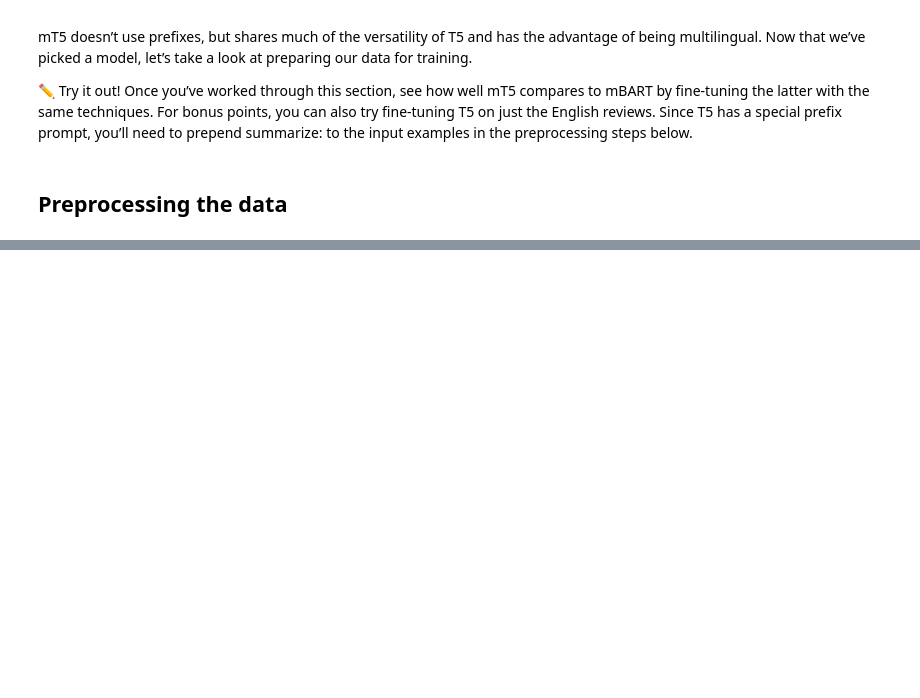
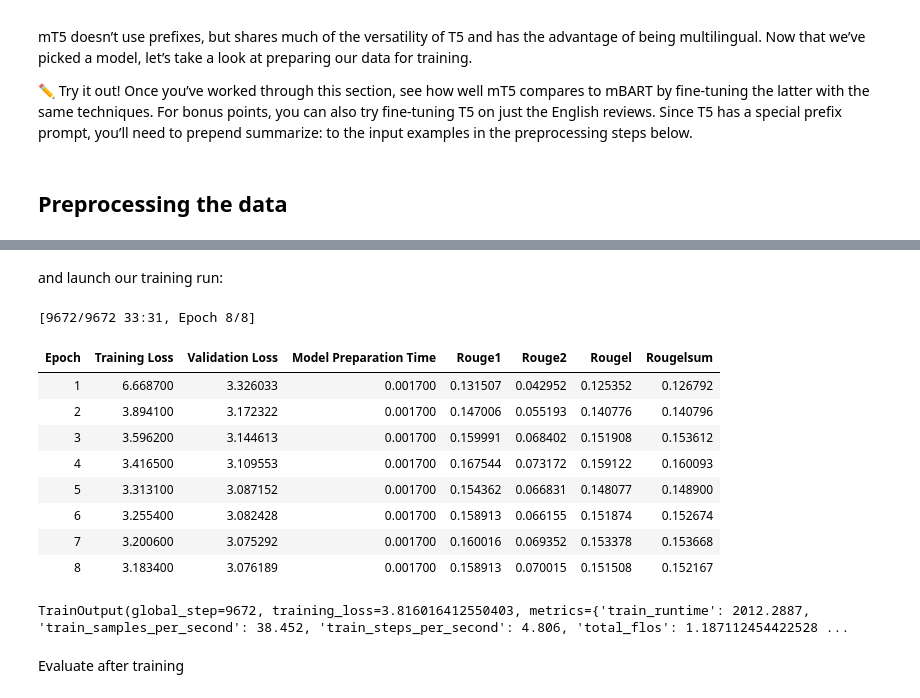
Before and after one commit to locchh/llm-playground, a Jupyter notebook: notebooks/HuggingFace/23_Summarization.ipynb, the cells around one changed output, grey strips where cells are left out. Cells and saved outputs as stored; diff of their text form; code cells hidden in the pictures; blank space fills up the shorter version.

```diff
--- a/notebooks/HuggingFace/23_Summarization.ipynb
+++ b/notebooks/HuggingFace/23_Summarization.ipynb
@@ -304,0 +558,22 @@ mT5 doesn’t use prefixes, but shares much of the versatility of T5 and has the
+# %%
+import numpy as np
+
+def compute_metrics(eval_pred):
+    predictions, labels = eval_pred
+    # Decode generated summaries into text
+    decoded_preds = tokenizer.batch_decode(predictions, skip_special_tokens=True)
+    # Replace -100 in the labels as we can't decode them
+    labels = np.where(labels != -100, labels, tokenizer.pad_token_id)
+    # Decode reference summaries into text
+    decoded_labels = tokenizer.batch_decode(labels, skip_special_tokens=True)
+    # ROUGE expects a newline after each sentence
+    decoded_preds = ["\n".join(sent_tokenize(pred.strip())) for pred in decoded_preds]
+    decoded_labels = ["\n".join(sent_tokenize(label.strip())) for label in decoded_labels]
+    # Compute ROUGE scores
+    result = rouge_score.compute(
+        predictions=decoded_preds, references=decoded_labels, use_stemmer=True
+    )
+    # Extract the median scores
+    # result = {key: value.mid.fmeasure * 100 for key, value in result.items()}
+    # return {k: round(v, 4) for k, v in result.items()}
+    return result
@@ -304,0 +584,4 @@ mT5 doesn’t use prefixes, but shares much of the versatility of T5 and has the
+# %%
+from transformers import DataCollatorForSeq2Seq
+
+data_collator = DataCollatorForSeq2Seq(tokenizer, model=model)
@@ -304,0 +590,4 @@ mT5 doesn’t use prefixes, but shares much of the versatility of T5 and has the
+# %%
+tokenized_datasets = tokenized_datasets.remove_columns(
+    books_dataset["train"].column_names
+)
@@ -304,0 +621,12 @@ mT5 doesn’t use prefixes, but shares much of the versatility of T5 and has the
+# %%
+from transformers import Seq2SeqTrainer
+
+trainer = Seq2SeqTrainer(
+    model,
+    args,
+    train_dataset=tokenized_datasets["train"],
+    eval_dataset=tokenized_datasets["validation"],
+    data_collator=data_collator,
+    tokenizer=tokenizer,
+    compute_metrics=compute_metrics,
+)
@@ -304,0 +648,18 @@ mT5 doesn’t use prefixes, but shares much of the versatility of T5 and has the
+# %% [markdown]
+and launch our training run:
+# %%
+trainer.train()
+# %% [output]
+[9672/9672 33:31, Epoch 8/8]
+| Epoch | Training Loss | Validation Loss | Model Preparation Time | Rouge1 | Rouge2 | Rougel | Rougelsum |
+| 1 | 6.668700 | 3.326033 | 0.001700 | 0.131507 | 0.042952 | 0.125352 | 0.126792 |
+| 2 | 3.894100 | 3.172322 | 0.001700 | 0.147006 | 0.055193 | 0.140776 | 0.140796 |
+| 3 | 3.596200 | 3.144613 | 0.001700 | 0.159991 | 0.068402 | 0.151908 | 0.153612 |
+| 4 | 3.416500 | 3.109553 | 0.001700 | 0.167544 | 0.073172 | 0.159122 | 0.160093 |
+| 5 | 3.313100 | 3.087152 | 0.001700 | 0.154362 | 0.066831 | 0.148077 | 0.148900 |
+| 6 | 3.255400 | 3.082428 | 0.001700 | 0.158913 | 0.066155 | 0.151874 | 0.152674 |
+| 7 | 3.200600 | 3.075292 | 0.001700 | 0.160016 | 0.069352 | 0.153378 | 0.153668 |
+| 8 | 3.183400 | 3.076189 | 0.001700 | 0.158913 | 0.070015 | 0.151508 | 0.152167 |
+TrainOutput(global_step=9672, training_loss=3.816016412550403, metrics={'train_runtime': 2012.2887, 'train_samples_per_second': 38.452, 'train_steps_per_second': 4.806, 'total_flos': 1.187112454422528 ...
+# %% [markdown]
+Evaluate after training
```
Also changed, not shown: parts of 78 cells of this notebook, 3 other files.
